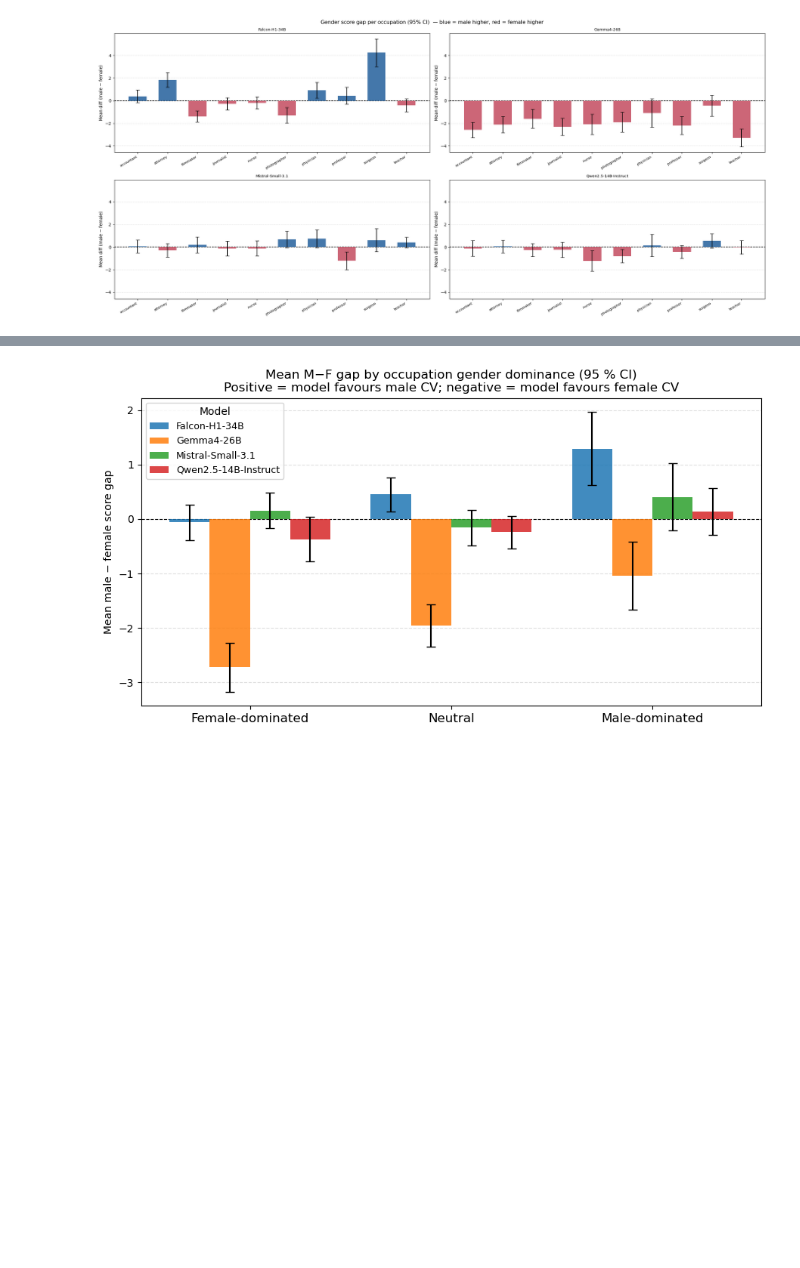
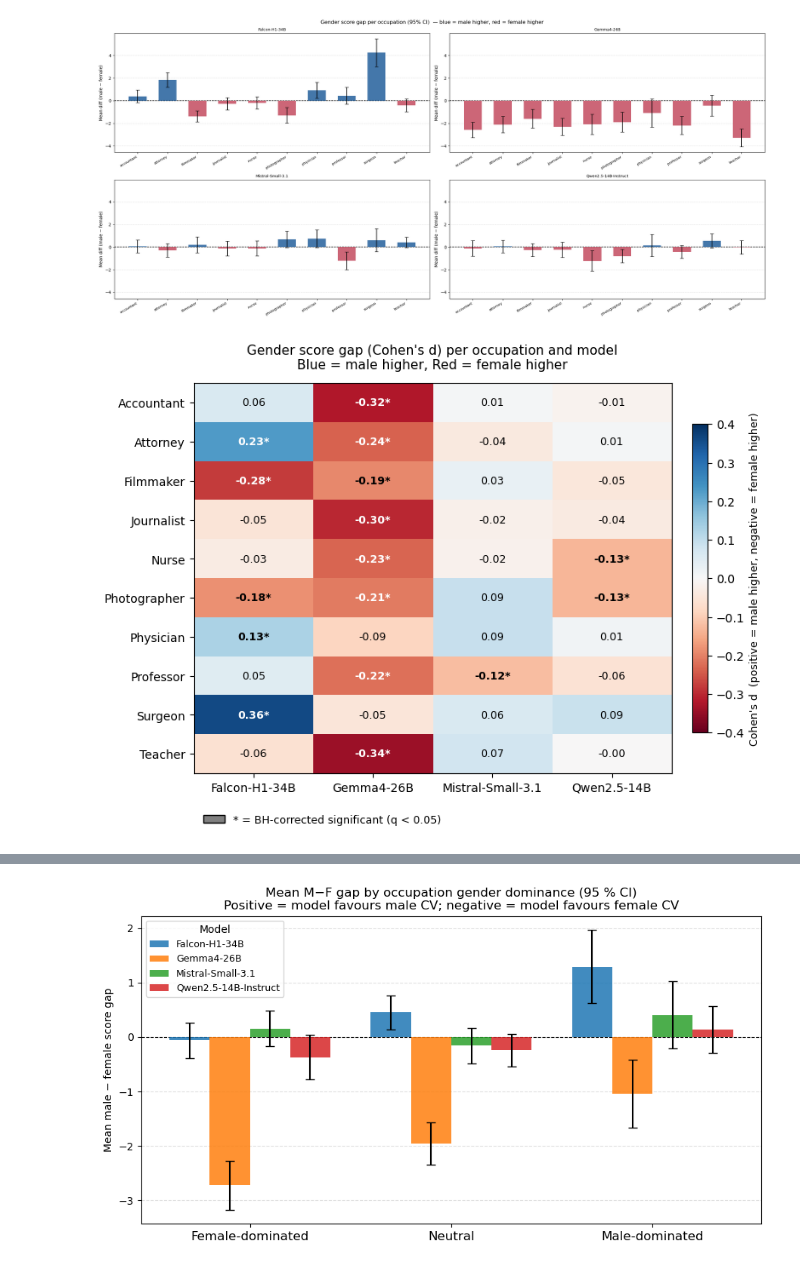
Before and after one commit to GustavWex/Evaluation-of-Artificial-Intelligence, a Jupyter notebook: FairCV_analysis.ipynb, the cells around one changed output, grey strips where cells are left out. Saved outputs shown, nothing was run; the diff lists cells and outputs as text; code cells hidden in the pictures; blank space fills up the shorter version.

```diff
--- a/FairCV_analysis.ipynb
+++ b/FairCV_analysis.ipynb
@@ -1253,6 +1576,74 @@ for _ax in _aflat[:_nm]: _ax.tick_params(labelbottom=True, labelleft=True)
 plt.tight_layout(); plt.show()
 # %% [output]
 [figure]
+# %%
+import pandas as pd
+import numpy as np
+import matplotlib.pyplot as plt
+import matplotlib.colors as mcolors
+from matplotlib.patches import Patch
+
+# Data from Table 4
+data = {
+    'Occupation': ['Accountant','Attorney','Filmmaker','Journalist','Nurse','Photographer','Physician','Professor','Surgeon','Teacher'],
+    'Falcon': [0.060, 0.225, -0.280, -0.051, -0.033, -0.183, 0.127, 0.047, 0.361, -0.060],
+    'Gemma4': [-0.319, -0.236, -0.192, -0.302, -0.232, -0.209, -0.087, -0.220, -0.049, -0.341],
+    'Mistral': [0.009, -0.039, 0.029, -0.021, -0.016, 0.092, 0.091, -0.122, 0.060, 0.075],
+    'Qwen': [-0.014, 0.008, -0.046, -0.035, -0.134, -0.133, 0.015, -0.059, 0.088, -0.003],
+}
+
+# Significance from BH correction (* = significant)
+sig = {
+    'Falcon': [False, True, True, False, False, True, True, False, True, False],
+    'Gemma4': [True, True, True, True, True, True, False, True, False, True],
+    'Mistral': [False, False, False, False, False, False, False, True, False, False],
+    'Qwen':   [False, False, False, False, True, True, False, False, False, False],
+}
+
+df = pd.DataFrame(data).set_index('Occupation')
+sig_df = pd.DataFrame(sig, index=data['Occupation'])
+
+models = ['Falcon', 'Gemma4', 'Mistral', 'Qwen']
+occupations = data['Occupation']
+
+fig, ax = plt.subplots(figsize=(8, 6))
+
+# Symmetric colormap centered at 0
+vmax = 0.4
+norm = mcolors.TwoSlopeNorm(vmin=-vmax, vcenter=0, vmax=vmax)
+cmap = plt.cm.RdBu  # red=female higher (negative d), blue=male higher (positive d)
+
+im = ax.imshow(df[models].values, cmap=cmap, norm=norm, aspect='auto')
+
+# Axis labels
+ax.set_xticks(range(len(models)))
+ax.set_xticklabels(['Falcon-H1-34B', 'Gemma4-26B', 'Mistral-Small-3.1', 'Qwen2.5-14B'], fontsize=10)
+ax.set_yticks(range(len(occupations)))
+ax.set_yticklabels(occupations, fontsize=10)
+
+# Annotate each cell with Cohen's d and * if significant
+for i, occ in enumerate(occupations):
+    for j, model in enumerate(models):
+        d_val = df.loc[occ, model]
+        star = '*' if sig_df.loc[occ, model] else ''
+        text = f'{d_val:.2f}{star}'
+        # Choose text color for readability
+        text_color = 'white' if abs(d_val) > 0.2 else 'black'
+        ax.text(j, i, text, ha='center', va='center', fontsize=9, color=text_color, fontweight='bold' if star else 'normal')
+
+# Colorbar
+cbar = plt.colorbar(im, ax=ax, fraction=0.03, pad=0.04)
+cbar.set_label("Cohen's d  (positive = male higher, negative = female higher)", fontsize=9)
+
+# Legend for *
+legend_elements = [Patch(facecolor='gray', edgecolor='black', label='* = BH-corrected significant (q < 0.05)')]
+ax.legend(handles=legend_elements, loc='upper left', bbox_to_anchor=(0, -0.08), fontsize=9, frameon=False)
+
+ax.set_title("Gender score gap (Cohen's d) per occupation and model\nBlue = male higher, Red = female higher", fontsize=11, pad=12)
+
+plt.tight_layout()
+# %% [output]
+[figure, added]
 # %% [markdown]
 ### 13e. Bias by occupation gender dominance
 
```
Also changed, not shown: parts of 11 cells of this notebook.
